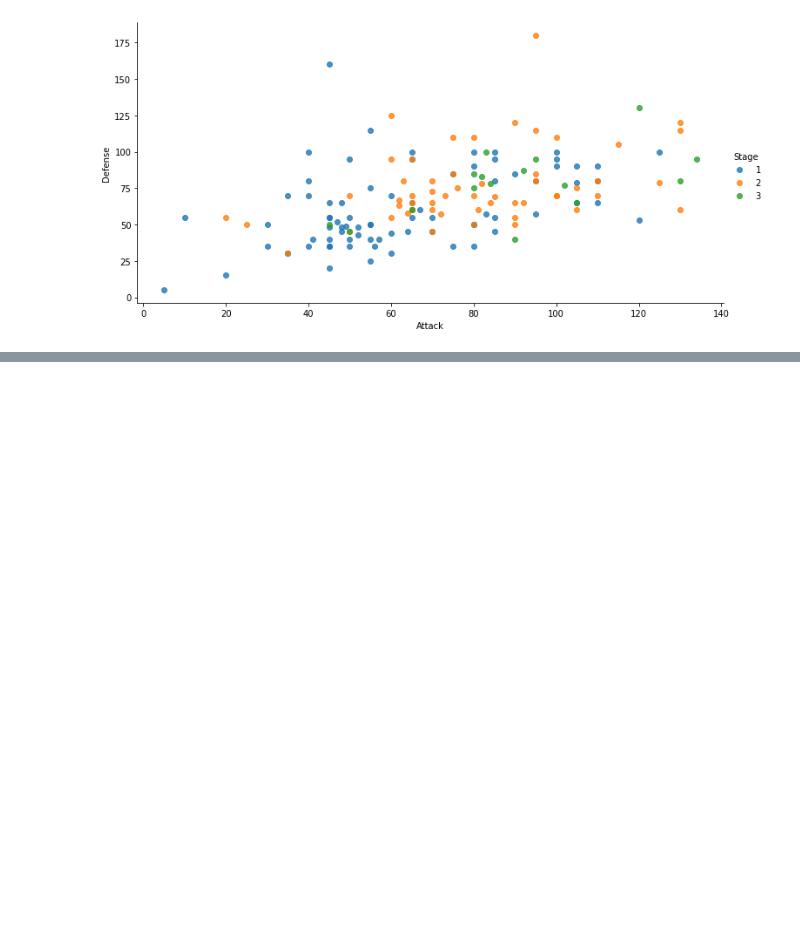
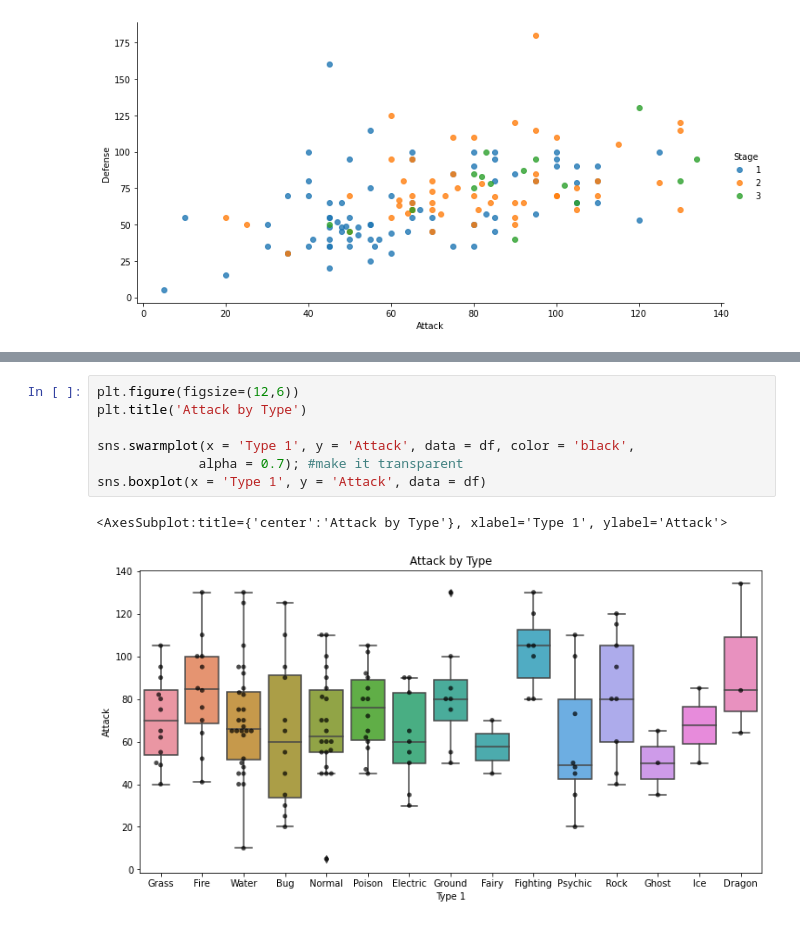
Before and after one commit to gargharshal/Learning-Notebooks, a Jupyter notebook: Seaborn/Seaborn-revision.ipynb, the cells around one changed output, grey strips where cells are left out. Cells and saved outputs as stored; diff of their text form; blank space fills up the shorter version.

```diff
--- a/Seaborn/Seaborn-revision.ipynb
+++ b/Seaborn/Seaborn-revision.ipynb
@@ -90,0 +134,10 @@ sns.boxplot(data = df.drop(['Total', 'Stage', 'Legendary'], axis = 1));
+# %%
+plt.figure(figsize=(12,6))
+plt.title('Attack by Type')
+
+sns.swarmplot(x = 'Type 1', y = 'Attack', data = df, color = 'black',
+             alpha = 0.7); #make it transparent
+sns.boxplot(x = 'Type 1', y = 'Attack', data = df)
+# %% [output]
+<AxesSubplot:title={'center':'Attack by Type'}, xlabel='Type 1', ylabel='Attack'>
+[figure, added]
```
Also changed, not shown: parts of 8 cells of this notebook, 6 other files.
